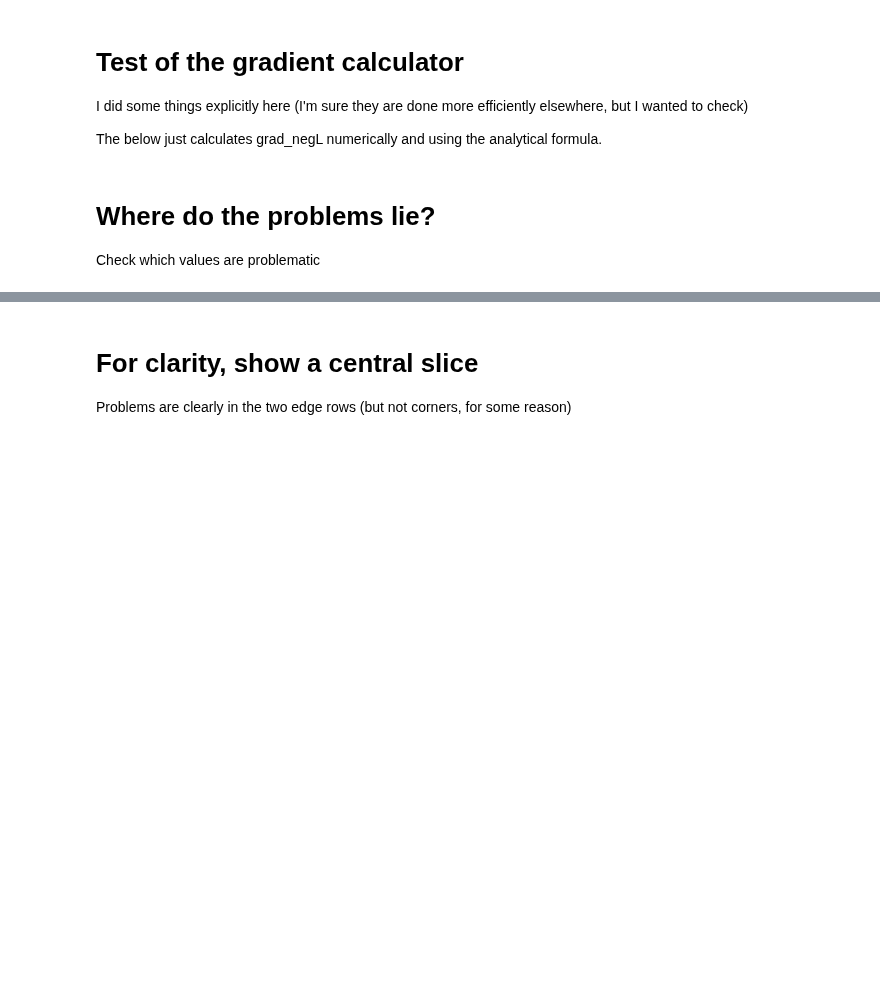
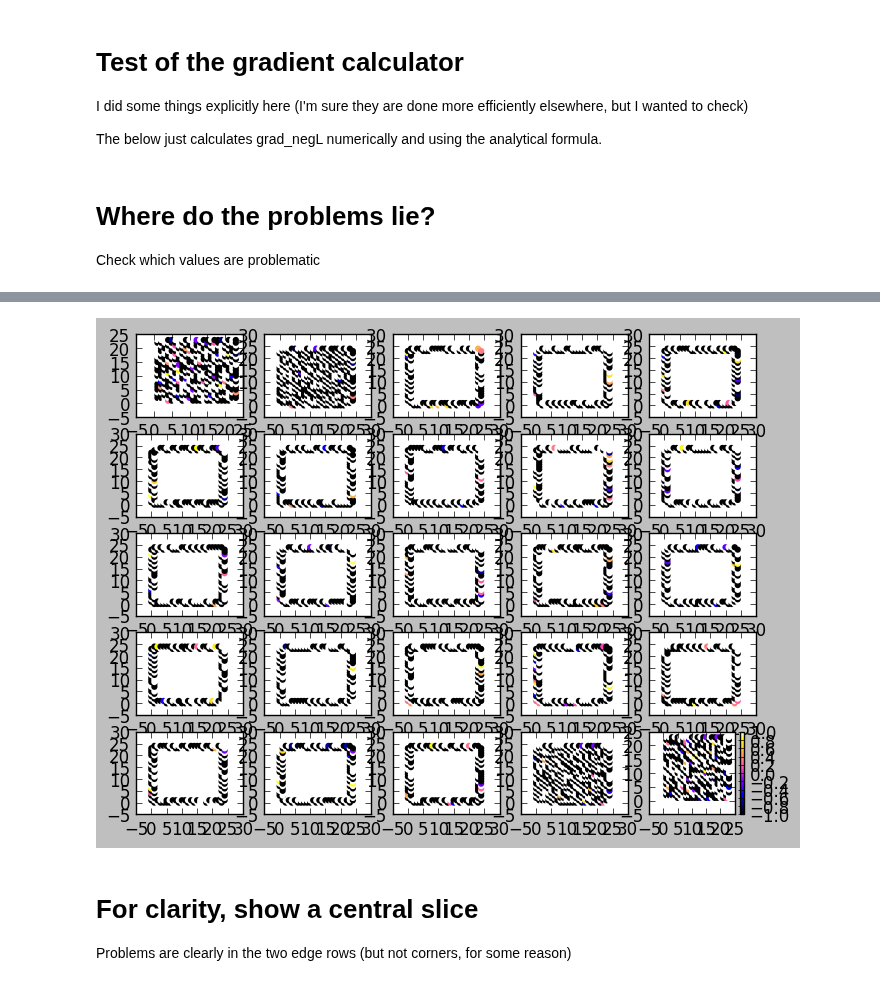
Before and after one commit to PaulMcMillan-Astro/DeprojectionProject, a Jupyter notebook: Gradient tests.ipynb, the cells around one changed output, grey strips where cells are left out. Cells and saved outputs as stored; diff of their text form; code cells hidden in the pictures; blank space fills up the shorter version.

```diff
--- a/Gradient tests.ipynb
+++ b/Gradient tests.ipynb
@@ -152,3 +155,29 @@ plt.show()
+# %%
+
+# mask to show only erroneous values, where the numerical gradient is non-negligible
+
+mask = ((grad_negL_num/grad_negL -1)**2 > 0.5) & (grad_negL_num**2>1e-2)
+maskf = ((grad_negL_num/grad_negL -1)**2 > 0.5) & (grad_negL_num**2>1e-2)
+# Plot the points as x,y,z - I am sure there is a better (more python-y) way of doing this,
+# but the below made sense to me
+xtmp = np.arange(0,len(grad_negL))[mask]//(n[1]*n[2])
+ytmp = (np.arange(0,len(grad_negL))[mask]//n[1])%n[2]
+ztmp = np.arange(0,len(grad_negL))[mask]%n[0]
+
+
+# For the first 9 rowas only
+
+for i in range(25) :
+    plt.subplot(5,5,i+1)
+    mask = xtmp==i
+    #plt.plot(ytmp[mask],ztmp[mask],'.')
+    plt.scatter(ytmp[mask],ztmp[mask],c=(grad_negL_num[maskf])[mask],edgecolors='none',cmap='gnuplot2',vmin=-1,vmax=1)
+
+#plt.subplot(111)
+plt.colorbar()
+plt.show()
+# %% [output]
+[figure, added]
 # %% [markdown]
 # For clarity, show a central slice
 
```
Also changed, not shown: parts of 9 cells of this notebook.
